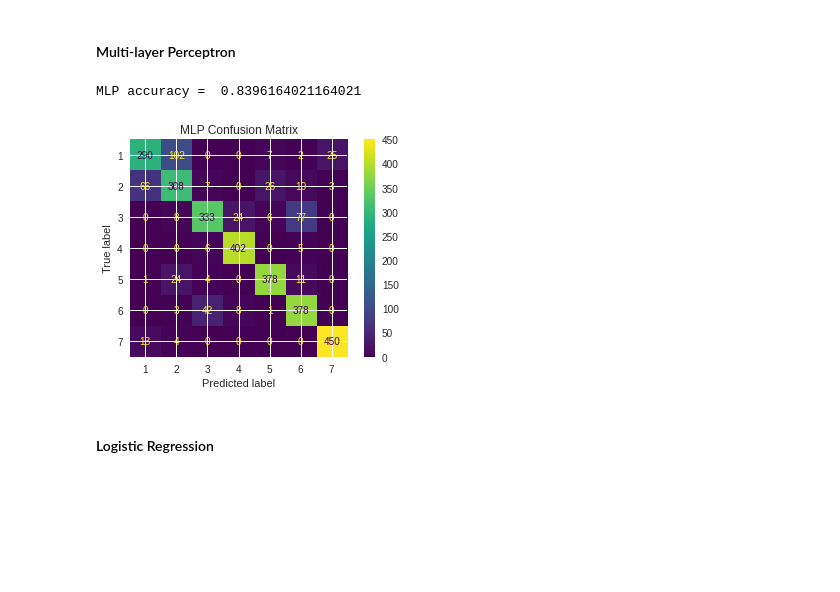
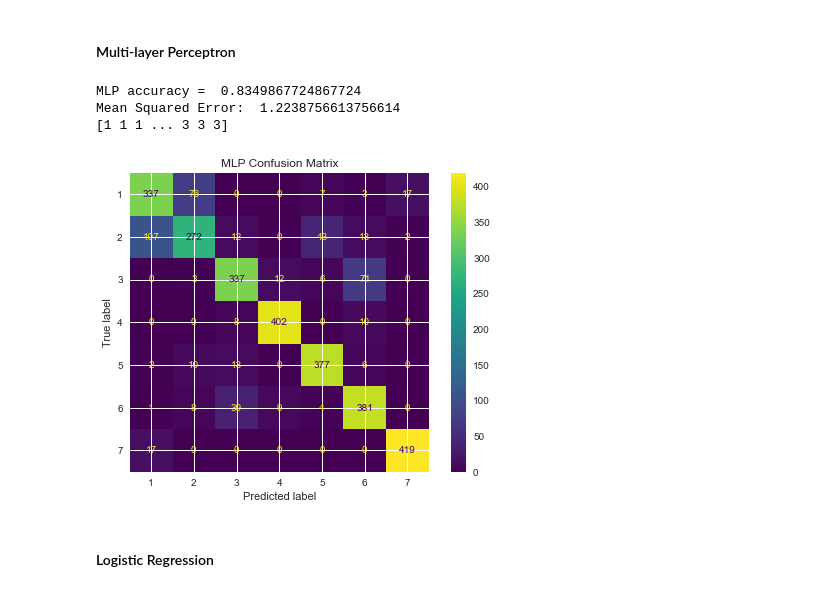
Before and after one commit to justinetaylor/mids-w207-final-project, a Jupyter notebook: clear_cut_solution.ipynb, the cells around one changed output. Saved outputs shown, nothing was run; the diff lists cells and outputs as text; code cells hidden in the pictures; blank space fills up the shorter version.

Commit message:
added submission file

```diff
--- a/clear_cut_solution.ipynb
+++ b/clear_cut_solution.ipynb
@@ -431,0 +420,3 @@ There are 565892 values in the test data
+# %%
+train_df.drop(columns=["Hillshade_9am"],inplace=True)
+test_df.drop(columns=["Hillshade_9am"],inplace=True)
@@ -435,8 +433,8 @@ There are 565892 values in the test data
 Then, we split the training data into a training data set (80%) and development data set (20%). We will also have a large, separate test data set.
 # %%
 # Split training data (labeled) into 80% training and 20% dev) and randomly sample
-training_data = train_df1.sample(frac=0.8)
-dev_data_df = train_df1.drop(training_data.index)
+training_data = train_df.sample(frac=0.8)
+dev_data_df = train_df.drop(training_data.index)
 
 # Examine shape of both data sets
 print(training_data.shape)
@@ -546,3 +507,0 @@ sel_features = list(all_features - to_drop)
-# %%
-dev_data = dev_data[sel_features]
-train_data =train_data[sel_features]
@@ -653,20 +592,26 @@ BernoulliNB for alph = 0.01: accuracy = 0.6025132275132276
 # %% [markdown]
 #### K-Nearest Neighbors
 # %%
-# Try K Nearest Neighbors
+# Try K Nearest Neighbors - before any data cleaning
 def KNN(kn):
     model = KNeighborsClassifier(n_neighbors = kn)
     model.fit(train_data, train_labels)
     predictions = model.predict(dev_data)
     score = model.score(dev_data, dev_labels)
     print("KNN {0} neighbors : accuracy = {1}".format(kn,score))
+    probabilities = model.predict_proba(dev_data)
     # Plot Confusion Matrix
     plot_confusion_matrix(model, dev_data, dev_labels, values_format = "d")
     plt.title("KNN Confusion Matrix with {} Neighbors".format(kn))
     plt.plot()
+    mse_knn = mean_squared_error(dev_labels, predictions)
+    print("Mean Squared Error: ", mse_knn)
+    return score, probabilities
 
 # The alpha isn't actually making a difference
 neigh_list = [1,2,4, 7, 10]
+knn_results = {}
 for neigh in neigh_list:
-    KNN(neigh)
+    score, probabilities = KNN(neigh)
+    knn_results[score] = probabilities
 # %% [output]
@@ -683,29 +633,41 @@ KNN 10 neighbors : accuracy = 0.796957671957672
 # %% [markdown]
 #### Multi-layer Perceptron
 # %%
-# Try Multi-Layer Perceptron
+# Try Multi-Layer Perceptron - before any data cleaning
 def MLP():
-#    model = MLPClassifier(solver='adam', alpha=1e-6, hidden_layer_sizes=(100, ), random_state=0) .8257
-#    model = MLPClassifier(solver='adam', alpha=1e-3, hidden_layer_sizes=(100, ), random_state=0)  .82969
-#    model = MLPClassifier(solver='adam', alpha=1e-3, hidden_layer_sizes=(200, ), random_state=0) .837
-#    model = MLPClassifier(solver='adam', alpha=1e-3, hidden_layer_sizes=(100, ), random_state=0, activation='tanh') .83068
+    #    model = MLPClassifier(solver='adam', alpha=1e-6, hidden_layer_sizes=(100, ), random_state=0) .8257
+    #    model = MLPClassifier(solver='adam', alpha=1e-3, hidden_layer_sizes=(100, ), random_state=0)  .82969
+    #    model = MLPClassifier(solver='adam', alpha=1e-3, hidden_layer_sizes=(200, ), random_state=0) .837
+    #    model = MLPClassifier(solver='adam', alpha=1e-3, hidden_layer_sizes=(100, ), random_state=0, activation='tanh') .83068
 
     # Default activation is 'relu', random state lets us get the same result every time (so we can tune other parameters)
     # max_iter is 200 by default, but more helps. alpha is the regularization parameter. solver is 'adam' by default
-    model = MLPClassifier(hidden_layer_sizes=(200,), random_state=0, max_iter=300)
+    model = MLPClassifier(alpha=1e-3, hidden_layer_sizes=(200,), random_state=0, max_iter=300)
     model.fit(train_data, train_labels)
+    predictions = model.predict(dev_data)
     score = model.score(dev_data, dev_labels)
-    print("MLP accuracy = ",score)
-    # Plot Confusion Matrix
+    probabilities = model.predict_proba(dev_data)
     plot_confusion_matrix(model, dev_data, dev_labels, values_format = "d")
     plt.title("MLP Confusion Matrix")
     plt.plot()
+    print("MLP accuracy = ",score)
+    mse_nn = mean_squared_error(dev_labels, predictions)
+    print("Mean Squared Error: ", mse_nn)
+    y_pred = model.predict(test_data)
+    print(y_pred)
+    result = pd.DataFrame.from_dict(dict(zip(test_df_ID.to_list(),y_pred)), orient='index')
+    result.to_csv("submission1.csv")
 
+    return score, probabilities
 
-MLP()
+mlp_results = {}
+score, probabilities = MLP()
+mlp_results[score] = probabilities
 # %% [output]
-MLP accuracy =  0.8396164021164021
+MLP accuracy =  0.8349867724867724
+Mean Squared Error:  1.2238756613756614
+[1 1 1 ... 3 3 3]
-[figure, old version]
+[figure, new version]
 # %% [markdown]
 #### Logistic Regression
 # %%
```
Also changed, not shown: parts of 103 cells of this notebook.
